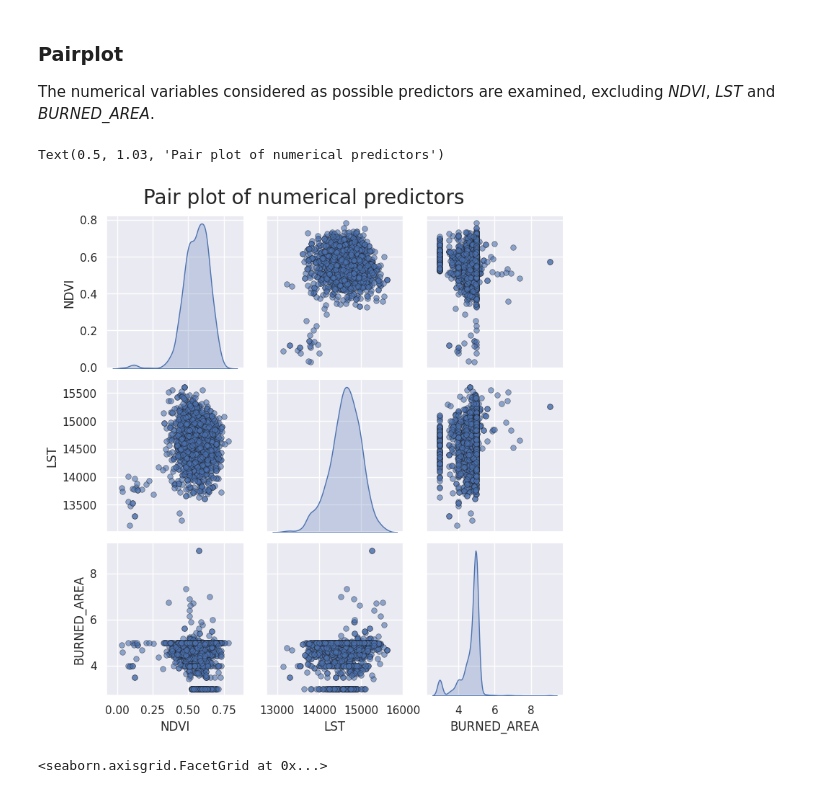
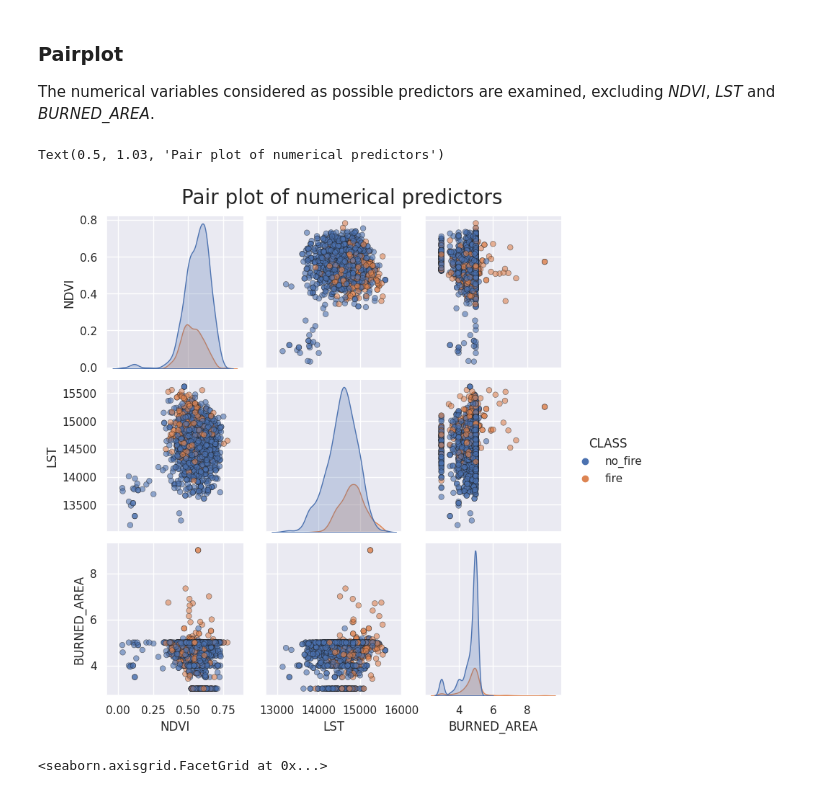
Before and after one commit to MarkStephens060482/WildFires, a Jupyter notebook: Wildfire_prediction.ipynb, the cells around one changed output. Cells and saved outputs as stored; diff of their text form; code cells hidden in the pictures.

```diff
--- a/Wildfire_prediction.ipynb
+++ b/Wildfire_prediction.ipynb
@@ -33,16 +33,17 @@ data.head()
 The numerical variables considered as possible predictors are examined, excluding *NDVI*, *LST* and *BURNED_AREA*.
 # %%
 sns.pairplot(data,
+             hue='CLASS',
              diag_kind = 'kde',
              plot_kws = {'alpha': 0.6, 's': 30, 'edgecolor': 'k'}
              )
   # Title
 plt.suptitle(f'Pair plot of numerical predictors',
              size = 20,
              y=1.03)
 # %% [output]
 Text(0.5, 1.03, 'Pair plot of numerical predictors')
-[figure, old version]
+[figure, new version]
 # %%
 # set plot style: grey grid in the background:
 sns.set(style="darkgrid")
```
Also changed, not shown: parts of 13 cells of this notebook.
